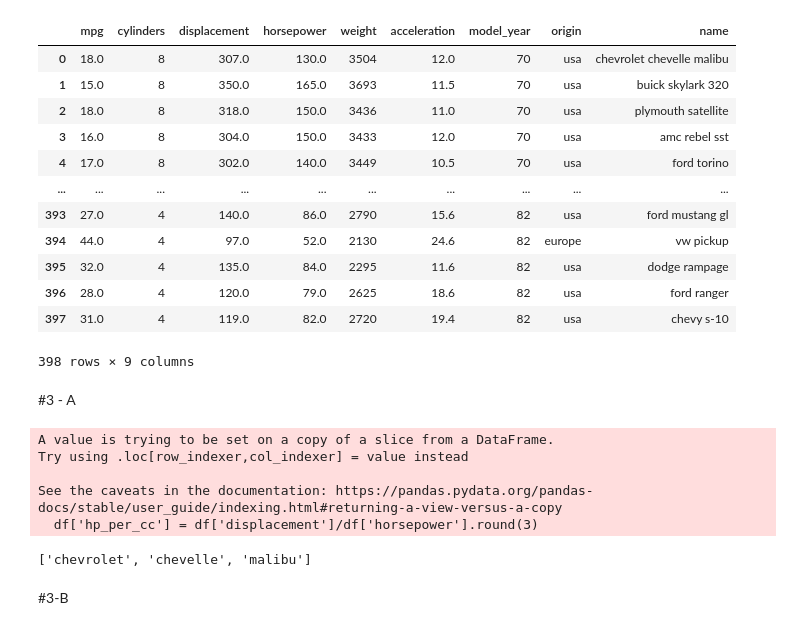
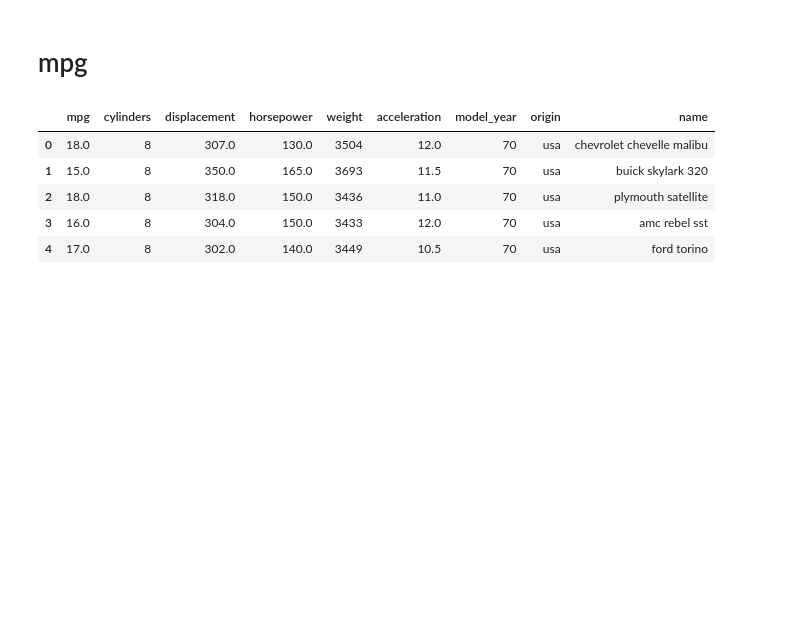
Before and after one commit to songsurin/company, a Jupyter notebook: pandas_practice.ipynb, the cells around one changed output. Cells and saved outputs as stored; diff of their text form; code cells hidden in the pictures; blank space fills up the shorter version.

```diff
--- a/pandas_practice.ipynb
+++ b/pandas_practice.ipynb
@@ -3 +4,3 @@ import seaborn as sns
+# %% [markdown]
+# mpg
 # %%
@@ -5,18 +8,9 @@ mpg = sns.load_dataset('mpg')
 # %%
-mpg
+mpg.head()
 # %% [output]
 |  | mpg | cylinders | displacement | horsepower | weight | acceleration | model_year | origin | name |
 | 0 | 18.0 | 8 | 307.0 | 130.0 | 3504 | 12.0 | 70 | usa | chevrolet chevelle malibu |
 | 1 | 15.0 | 8 | 350.0 | 165.0 | 3693 | 11.5 | 70 | usa | buick skylark 320 |
 | 2 | 18.0 | 8 | 318.0 | 150.0 | 3436 | 11.0 | 70 | usa | plymouth satellite |
 | 3 | 16.0 | 8 | 304.0 | 150.0 | 3433 | 12.0 | 70 | usa | amc rebel sst |
 | 4 | 17.0 | 8 | 302.0 | 140.0 | 3449 | 10.5 | 70 | usa | ford torino |
-| ... | ... | ... | ... | ... | ... | ... | ... | ... | ... |
-| 393 | 27.0 | 4 | 140.0 | 86.0 | 2790 | 15.6 | 82 | usa | ford mustang gl |
-| 394 | 44.0 | 4 | 97.0 | 52.0 | 2130 | 24.6 | 82 | europe | vw pickup |
-| 395 | 32.0 | 4 | 135.0 | 84.0 | 2295 | 11.6 | 82 | usa | dodge rampage |
-| 396 | 28.0 | 4 | 120.0 | 79.0 | 2625 | 18.6 | 82 | usa | ford ranger |
-| 397 | 31.0 | 4 | 119.0 | 82.0 | 2720 | 19.4 | 82 | usa | chevy s-10 |
-398 rows × 9 columns
-# %% [markdown]
-#3 - A
@@ -25,16 +16,0 @@ df = mpg[['displacement','horsepower']]
-# %%
-df['hp_per_cc'] = df['displacement']/df['horsepower'].round(3)
-# %% [output]
-A value is trying to be set on a copy of a slice from a DataFrame.
-Try using .loc[row_indexer,col_indexer] = value instead
-
-See the caveats in the documentation: https://pandas.pydata.org/pandas-docs/stable/user_guide/indexing.html#returning-a-view-versus-a-copy
-  df['hp_per_cc'] = df['displacement']/df['horsepower'].round(3)
-# %%
-df1 = mpg['name']
-len(df1[0].split())
-df1[0].split()
-# %% [output]
-['chevrolet', 'chevelle', 'malibu']
-# %% [markdown]
-#3-B
```
Also changed, not shown: parts of 48 cells of this notebook.
